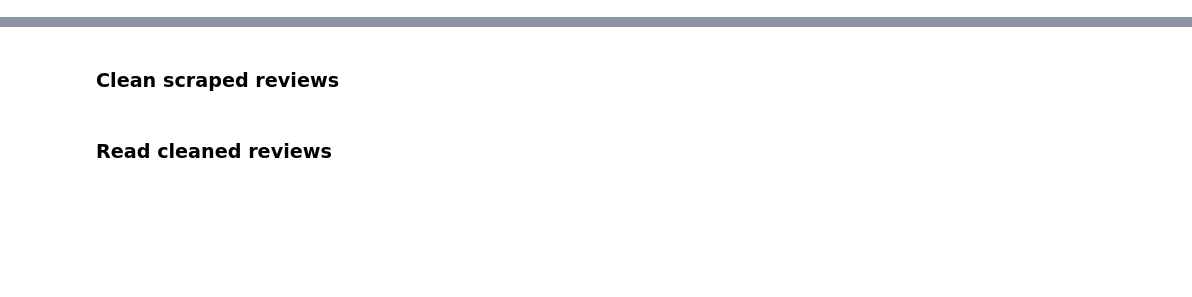
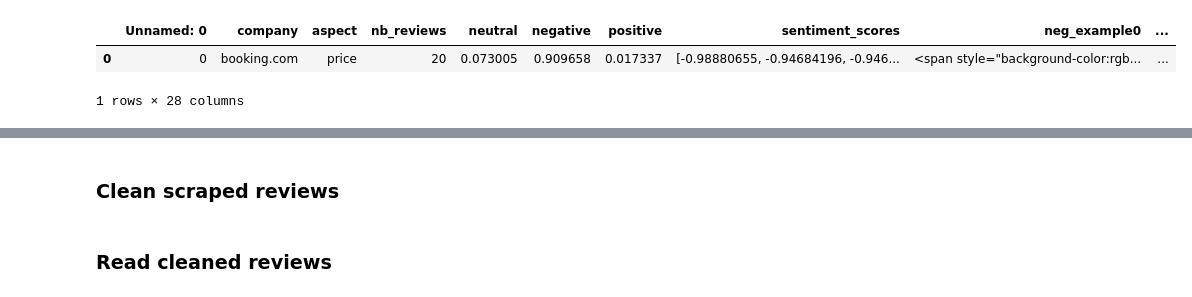
Before and after one commit to quantile-development/trustpilot-sentiment, a Jupyter notebook: Aspect Based Sentiment Analysis.ipynb, the cells around one changed output, grey strips where cells are left out. Drawn from its saved outputs; the diff is of its cells as text; code cells hidden in the pictures; blank space fills up the shorter version.

```diff
--- a/Aspect Based Sentiment Analysis.ipynb
+++ b/Aspect Based Sentiment Analysis.ipynb
@@ -11,0 +41,6 @@ from nltk import tokenize
+# %%
+test.head(1)
+# %% [output]
+|  | Unnamed: 0 | company | aspect | nb_reviews | neutral | negative | positive | sentiment_scores | neg_example0 | ... |
+| 0 | 0 | booking.com | price | 20 | 0.073005 | 0.909658 | 0.017337 | [-0.98880655, -0.94684196, -0.946... | <span style="background-color:rgb... | ... |
+1 rows × 28 columns
```
Also changed, not shown: parts of 23 cells of this notebook.
